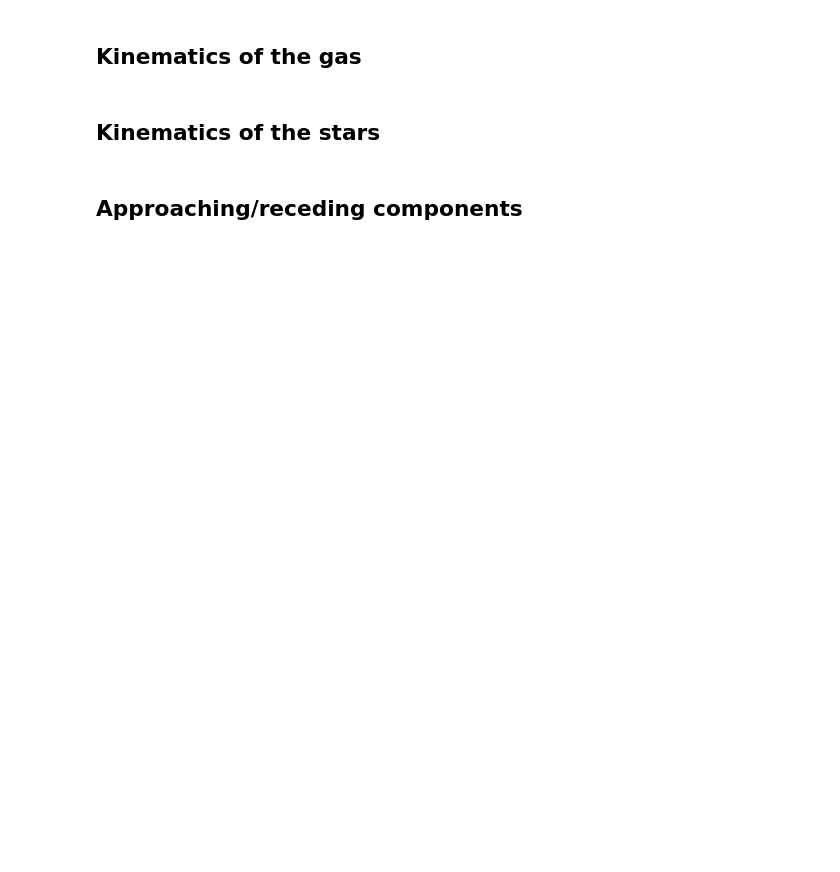
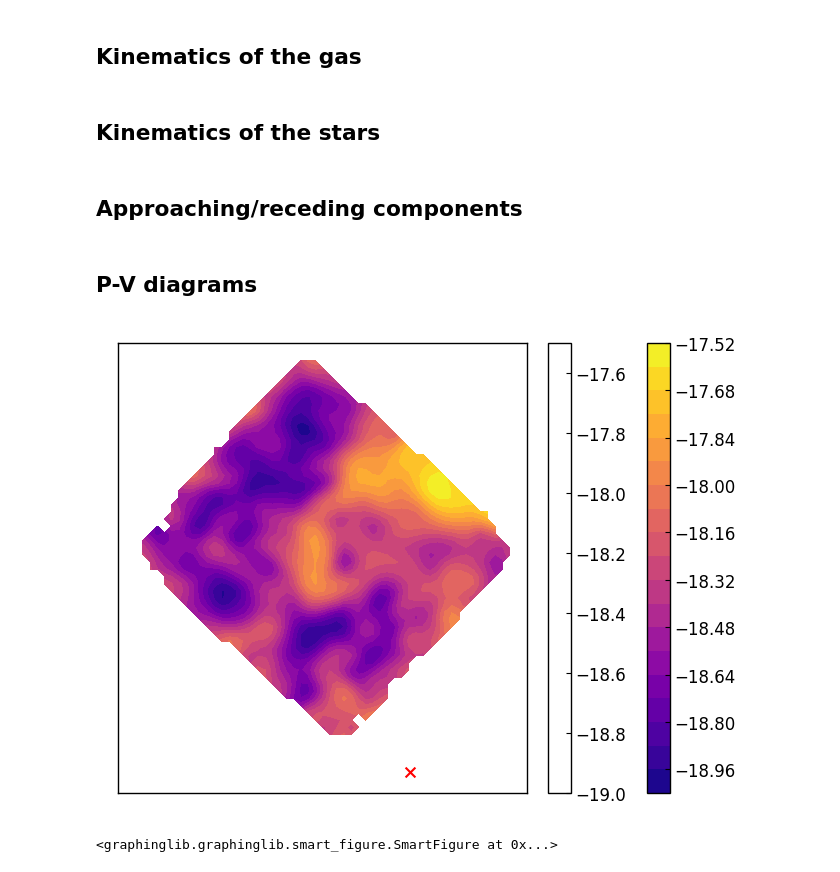
Before and after one commit to mamar828/master_centaurus, a Jupyter notebook: applications/paper_1/figs.ipynb, the cells around one changed output. Drawn from its saved outputs; the diff is of its cells as text; code cells hidden in the pictures; blank space fills up the shorter version.

Commit message:
Started working on smoothing and contours

```diff
--- a/applications/paper_1/figs.ipynb
+++ b/applications/paper_1/figs.ipynb
@@ -312,3 +335,36 @@ fig = gl.SmartFigure(
     # y_lim=(-23, 20),
 ).set_visual_params(use_latex=True, font_family="serif").show()
 # fig.save("test_orig.png", dpi=600)
+# %% [markdown]
+## P-V diagrams
+# %%
+import cv2
+
+flux = gm["LINES.H210_S1.TOTAL_FLUX"].copy()
+snr = gm["LINES.H210_S1.TOTAL_SNR"].copy()
+# flux = flux.mask(snr.data > 3)
+inf_mask = np.isinf(flux.data)
+flux.data[inf_mask] = np.nan
+
+hm_rot = flux.data.plot#rotate_field()
+hm_rot.color_map = "plasma"
+# hm_rot.show_color_bar = False
+hm_rot.color_map_range = -19, -17.5
+smoothed_data = convolve(flux.data, Gaussian2DKernel(1.2), preserve_nan=True, boundary="extend")
+smoothed_data = cv2.inpaint(smoothed_data.astype(np.float32), inf_mask.astype(np.uint8), inpaintRadius=1, flags=cv2.INPAINT_NS)
+
+hm_smooth = gl.Heatmap(smoothed_data, origin_position="lower", color_map="plasma", show_color_bar=True)
+cont = gl.Contour(*np.mgrid[:flux.shape[0], :flux.shape[1]][::-1], smoothed_data, number_of_levels=20, color_map="plasma")
+hm_rot.alpha_value = 0
+
+gl.SmartFigure(
+    aspect_ratio=1,
+    remove_x_ticks=True,
+    remove_y_ticks=True,
+    # x_lim=(20, 60.5),
+    # y_lim=(-24, 19.5),
+    elements=[cont, hm_rot, AGN_pos],
+).show()
+# %% [output]
+[figure, added]
+<graphinglib.graphinglib.smart_figure.SmartFigure at 0x...>
```
Also changed, not shown: parts of 6 cells of this notebook.
